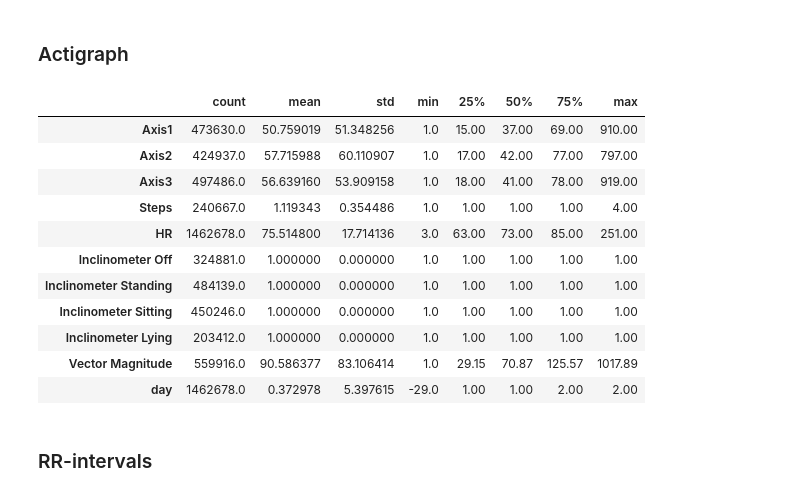
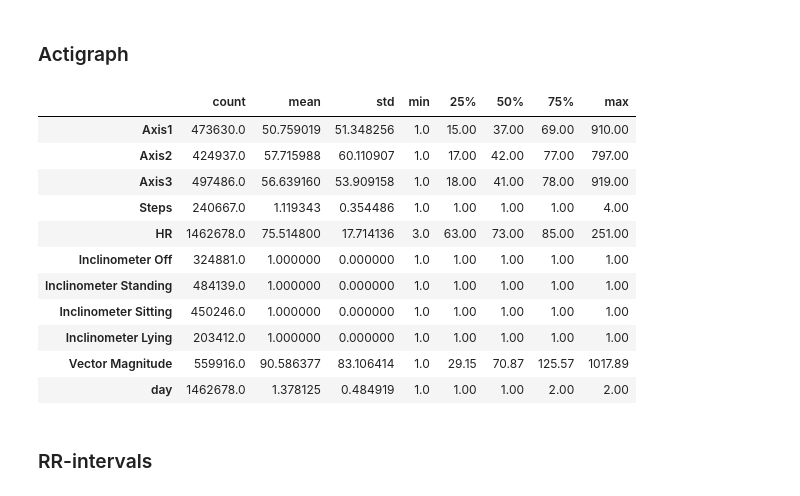
Before and after one commit to costantino2000/MMASH-with-dependencies, a Jupyter notebook: Code_MMASH.ipynb, the cells around one changed output. Cells and saved outputs as stored; diff of their text form; code cells hidden in the pictures.

Commit message:
Fix for actigraph of user 9

```diff
--- a/Code_MMASH.ipynb
+++ b/Code_MMASH.ipynb
@@ -212,21 +212,22 @@ plt.show()
 ### Actigraph
 # %%
 df_actigraph = open_data.create_dataset(path, users,'Actigraph') # Import dataset with actigraph data
-# %%
-df_actigraph.describe().T # Descriptive statistics
-# %% [output]
-|  | count | mean | std | min | 25% | 50% | 75% | max |
-| Axis1 | 473630.0 | 50.759019 | 51.348256 | 1.0 | 15.00 | 37.00 | 69.00 | 910.00 |
-| Axis2 | 424937.0 | 57.715988 | 60.110907 | 1.0 | 17.00 | 42.00 | 77.00 | 797.00 |
-| Axis3 | 497486.0 | 56.639160 | 53.909158 | 1.0 | 18.00 | 41.00 | 78.00 | 919.00 |
-| Steps | 240667.0 | 1.119343 | 0.354486 | 1.0 | 1.00 | 1.00 | 1.00 | 4.00 |
-| HR | 1462678.0 | 75.514800 | 17.714136 | 3.0 | 63.00 | 73.00 | 85.00 | 251.00 |
-| Inclinometer Off | 324881.0 | 1.000000 | 0.000000 | 1.0 | 1.00 | 1.00 | 1.00 | 1.00 |
-| Inclinometer Standing | 484139.0 | 1.000000 | 0.000000 | 1.0 | 1.00 | 1.00 | 1.00 | 1.00 |
-| Inclinometer Sitting | 450246.0 | 1.000000 | 0.000000 | 1.0 | 1.00 | 1.00 | 1.00 | 1.00 |
-| Inclinometer Lying | 203412.0 | 1.000000 | 0.000000 | 1.0 | 1.00 | 1.00 | 1.00 | 1.00 |
-| Vector Magnitude | 559916.0 | 90.586377 | 83.106414 | 1.0 | 29.15 | 70.87 | 125.57 | 1017.89 |
-| day | 1462678.0 | 0.372978 | 5.397615 | -29.0 | 1.00 | 1.00 | 2.00 | 2.00 |
+# %%
+df_actigraph['day'] = df_actigraph['day'].replace(-29, 2)   # Fix for corrupted data of user 9
+df_actigraph.describe().T # Descriptive statistics
+# %% [output]
+|  | count | mean | std | min | 25% | 50% | 75% | max |
+| Axis1 | 473630.0 | 50.759019 | 51.348256 | 1.0 | 15.00 | 37.00 | 69.00 | 910.00 |
+| Axis2 | 424937.0 | 57.715988 | 60.110907 | 1.0 | 17.00 | 42.00 | 77.00 | 797.00 |
+| Axis3 | 497486.0 | 56.639160 | 53.909158 | 1.0 | 18.00 | 41.00 | 78.00 | 919.00 |
+| Steps | 240667.0 | 1.119343 | 0.354486 | 1.0 | 1.00 | 1.00 | 1.00 | 4.00 |
+| HR | 1462678.0 | 75.514800 | 17.714136 | 3.0 | 63.00 | 73.00 | 85.00 | 251.00 |
+| Inclinometer Off | 324881.0 | 1.000000 | 0.000000 | 1.0 | 1.00 | 1.00 | 1.00 | 1.00 |
+| Inclinometer Standing | 484139.0 | 1.000000 | 0.000000 | 1.0 | 1.00 | 1.00 | 1.00 | 1.00 |
+| Inclinometer Sitting | 450246.0 | 1.000000 | 0.000000 | 1.0 | 1.00 | 1.00 | 1.00 | 1.00 |
+| Inclinometer Lying | 203412.0 | 1.000000 | 0.000000 | 1.0 | 1.00 | 1.00 | 1.00 | 1.00 |
+| Vector Magnitude | 559916.0 | 90.586377 | 83.106414 | 1.0 | 29.15 | 70.87 | 125.57 | 1017.89 |
+| day | 1462678.0 | 1.378125 | 0.484919 | 1.0 | 1.00 | 1.00 | 2.00 | 2.00 |
 # %% [markdown]
 ### RR-intervals
 # %%
```
